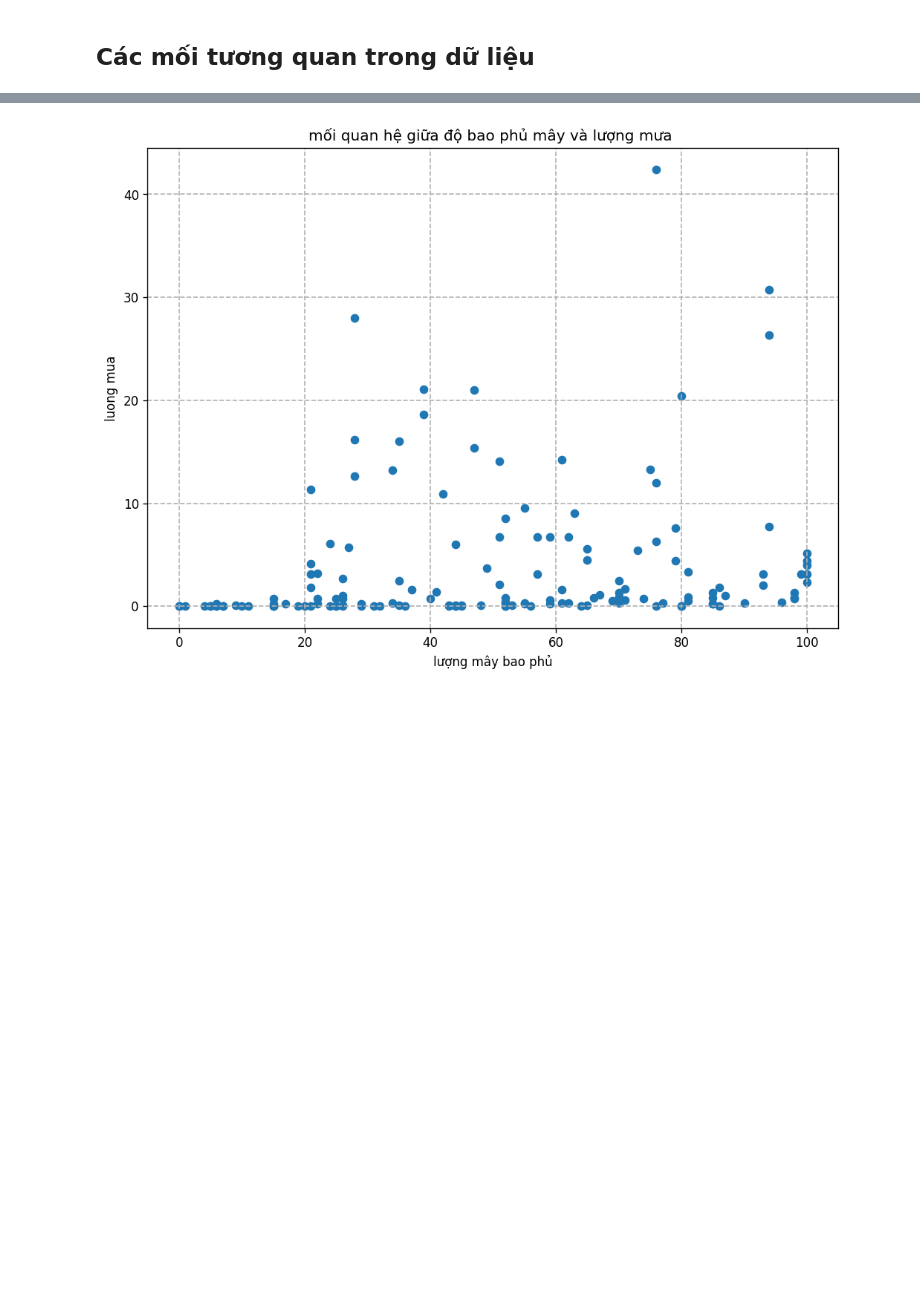
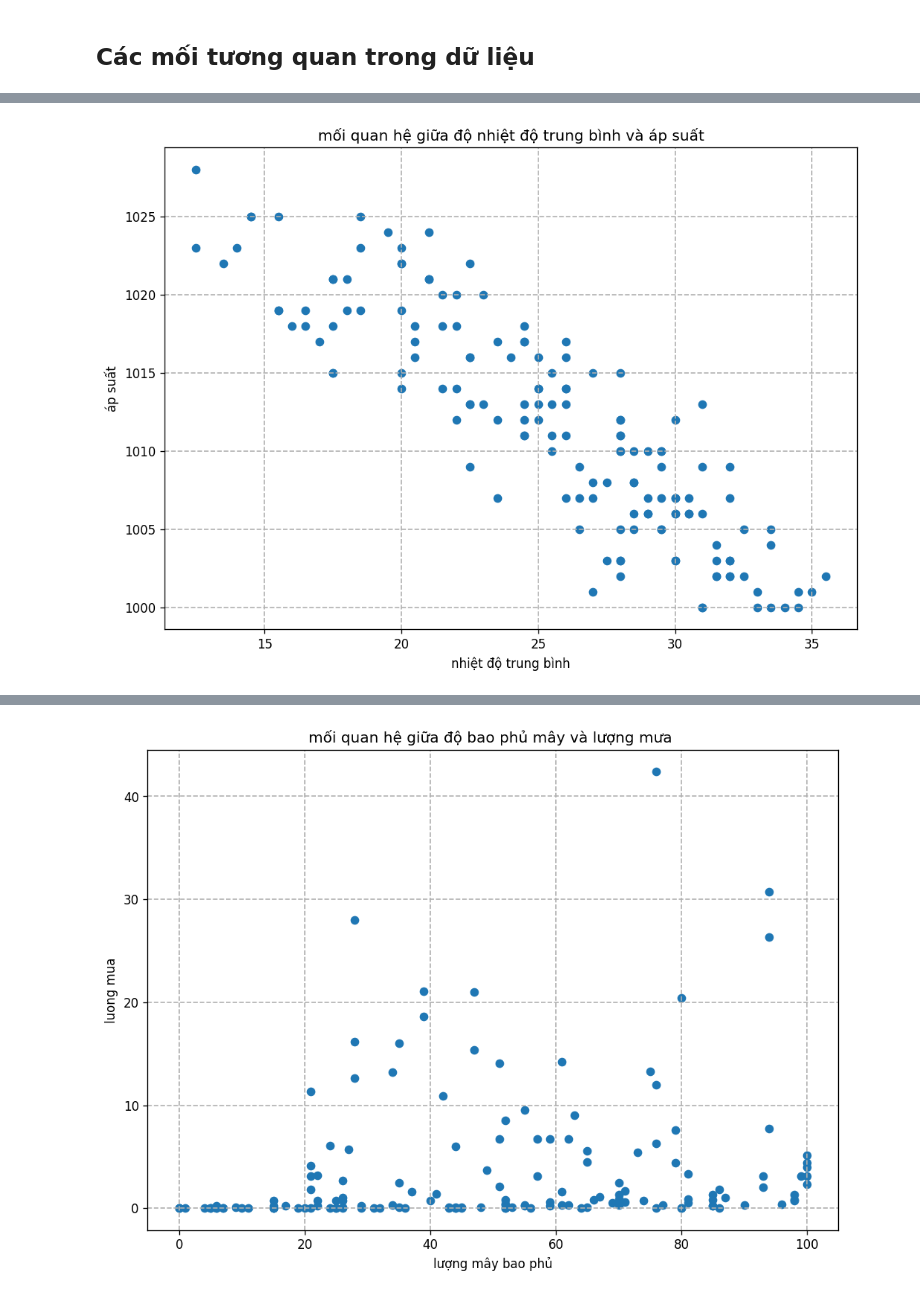
Before and after one commit to Truomghoccode/Bai-Tap-Lon, a Jupyter notebook: Climate_data_analysis.ipynb, the cells around one changed output, grey strips where cells are left out. Drawn from its saved outputs; the diff is of its cells as text; code cells hidden in the pictures; blank space fills up the shorter version.

```diff
--- a/Climate_data_analysis.ipynb
+++ b/Climate_data_analysis.ipynb
@@ -383,0 +381,11 @@ plt.show()
+# %%
+x = df['avg_temp']
+y = df['pressure']
+plt.title("mối quan hệ giữa độ nhiệt độ trung bình và áp suất")
+plt.scatter(x, y)
+plt.grid(linestyle = '--', linewidth = 1)
+plt.xlabel("nhiệt độ trung bình")
+plt.ylabel("áp suất")
+plt.show()
+# %% [output]
+[figure, added]
```
Also changed, not shown: parts of 16 cells of this notebook.
